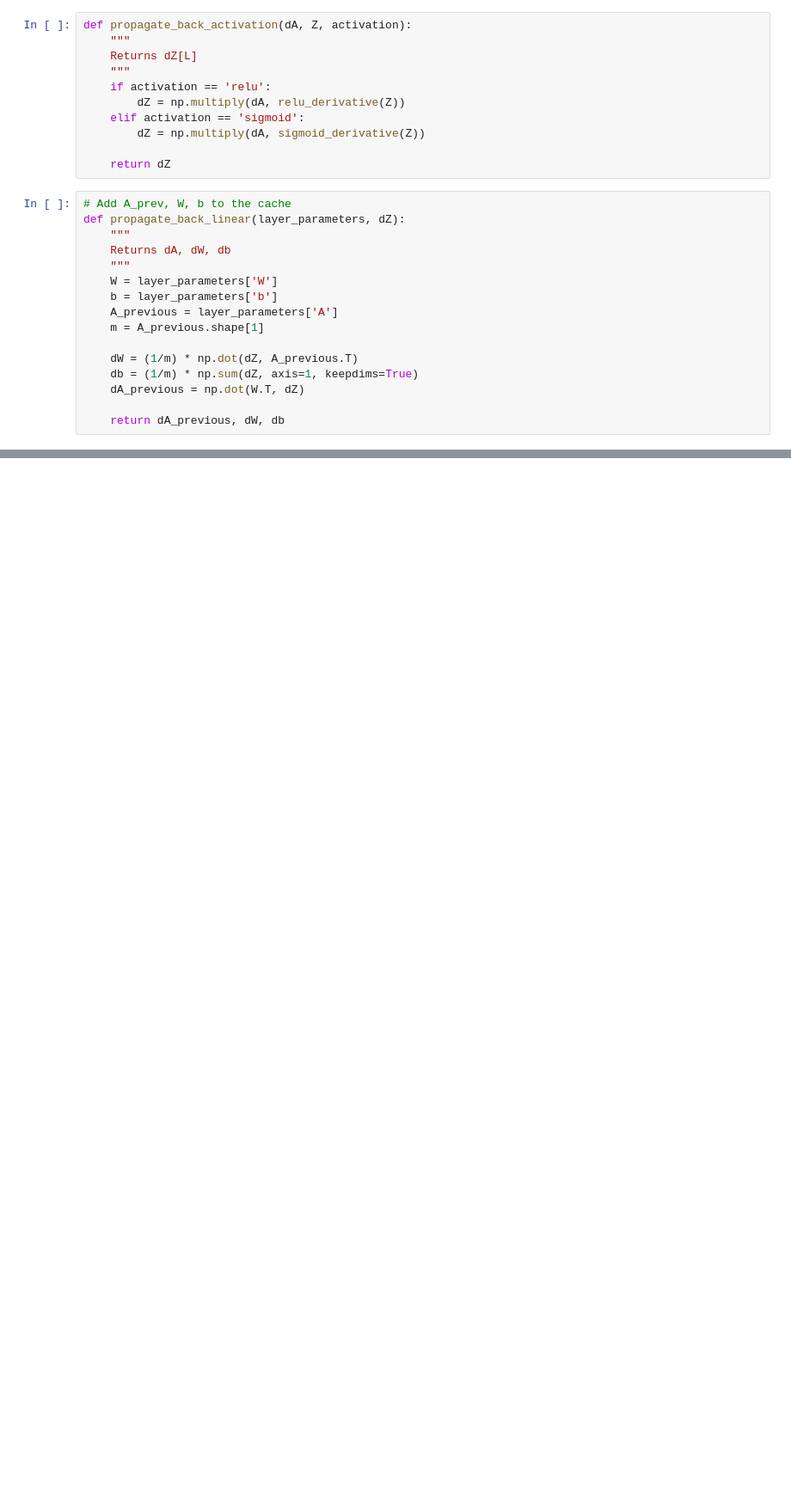
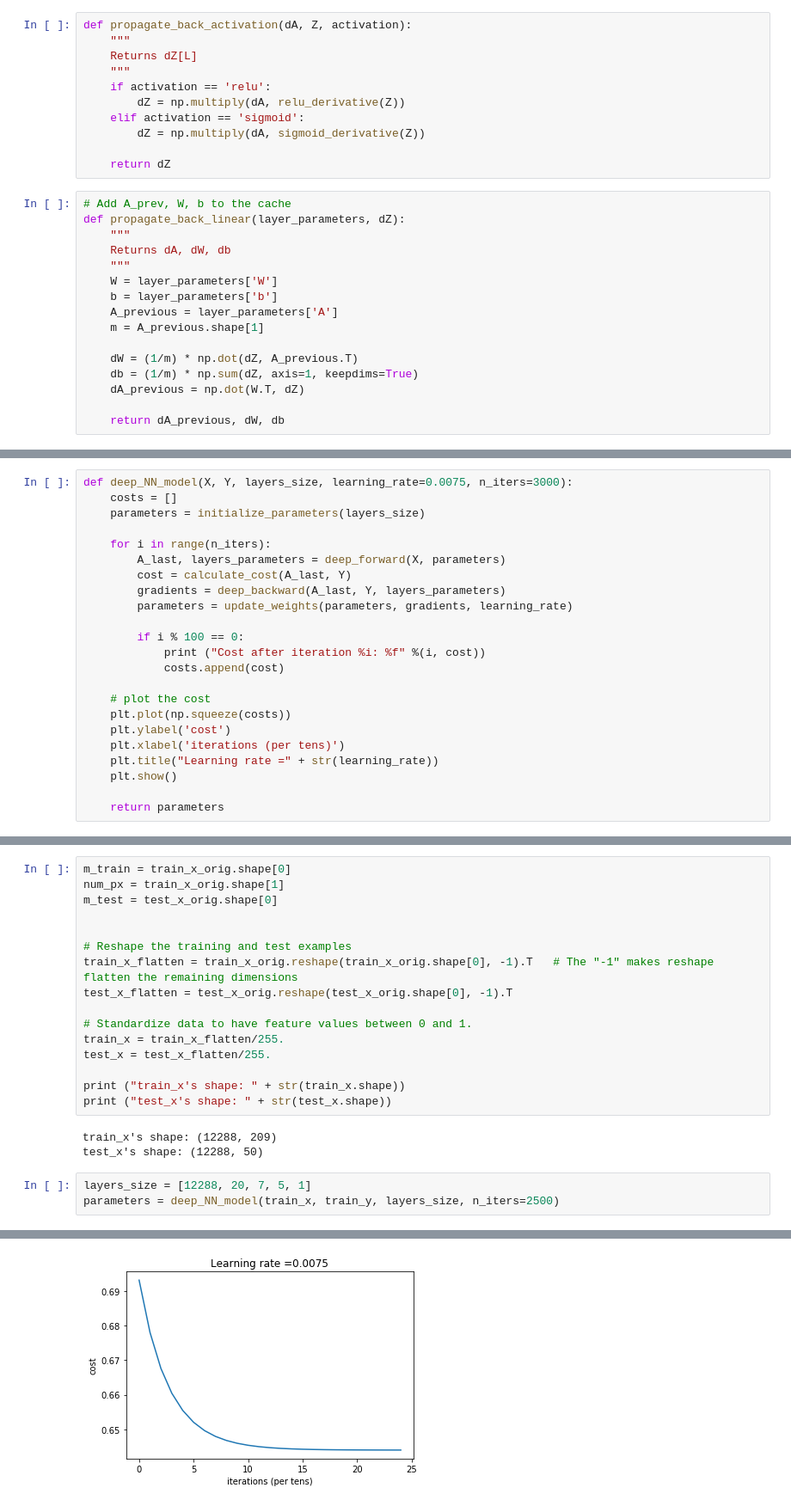
Before and after one commit to mattroz/ml-sandbox, a Jupyter notebook: deep_learning/deep_neural_network/deep_NN.ipynb, the cells around one changed output, grey strips where cells are left out. Shown at 86% size. Saved outputs shown, nothing was run; the diff lists cells and outputs as text; blank space fills up the shorter version.

Commit message:
Implemented deep NN, need to check correctness of the backprop

```diff
--- a/deep_learning/deep_neural_network/deep_NN.ipynb
+++ b/deep_learning/deep_neural_network/deep_NN.ipynb
@@ -133,0 +179,23 @@ def update_weights(parameters, gradients, learning_rate):
+# %%
+def deep_NN_model(X, Y, layers_size, learning_rate=0.0075, n_iters=3000):
+    costs = []
+    parameters = initialize_parameters(layers_size)
+
+    for i in range(n_iters):
+        A_last, layers_parameters = deep_forward(X, parameters)
+        cost = calculate_cost(A_last, Y)
+        gradients = deep_backward(A_last, Y, layers_parameters)
+        parameters = update_weights(parameters, gradients, learning_rate)
+
+        if i % 100 == 0:
+            print ("Cost after iteration %i: %f" %(i, cost))
+            costs.append(cost)
+
+    # plot the cost
+    plt.plot(np.squeeze(costs))
+    plt.ylabel('cost')
+    plt.xlabel('iterations (per tens)')
+    plt.title("Learning rate =" + str(learning_rate))
+    plt.show()
+
+    return parameters
@@ -133,0 +212,23 @@ def update_weights(parameters, gradients, learning_rate):
+# %%
+m_train = train_x_orig.shape[0]
+num_px = train_x_orig.shape[1]
+m_test = test_x_orig.shape[0]
+
+
+# Reshape the training and test examples
+train_x_flatten = train_x_orig.reshape(train_x_orig.shape[0], -1).T   # The "-1" makes reshape flatten the remaining dimensions
+test_x_flatten = test_x_orig.reshape(test_x_orig.shape[0], -1).T
+
+# Standardize data to have feature values between 0 and 1.
+train_x = train_x_flatten/255.
+test_x = test_x_flatten/255.
+
+print ("train_x's shape: " + str(train_x.shape))
+print ("test_x's shape: " + str(test_x.shape))
+# %% [output]
+train_x's shape: (12288, 209)
+test_x's shape: (12288, 50)
+# %%
+layers_size = [12288, 20, 7, 5, 1]
+parameters = deep_NN_model(train_x, train_y, layers_size, n_iters=2500)
+# %% [output]
@@ -133,0 +252 @@ def update_weights(parameters, gradients, learning_rate):
+[figure, added]
```
Also changed, not shown: parts of 14 cells of this notebook.
